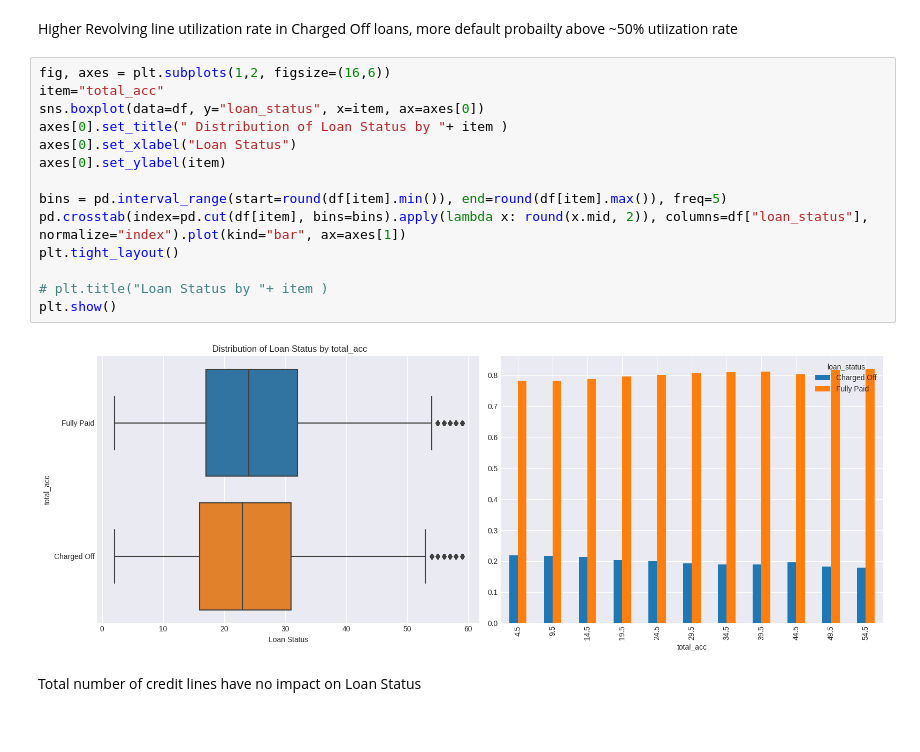
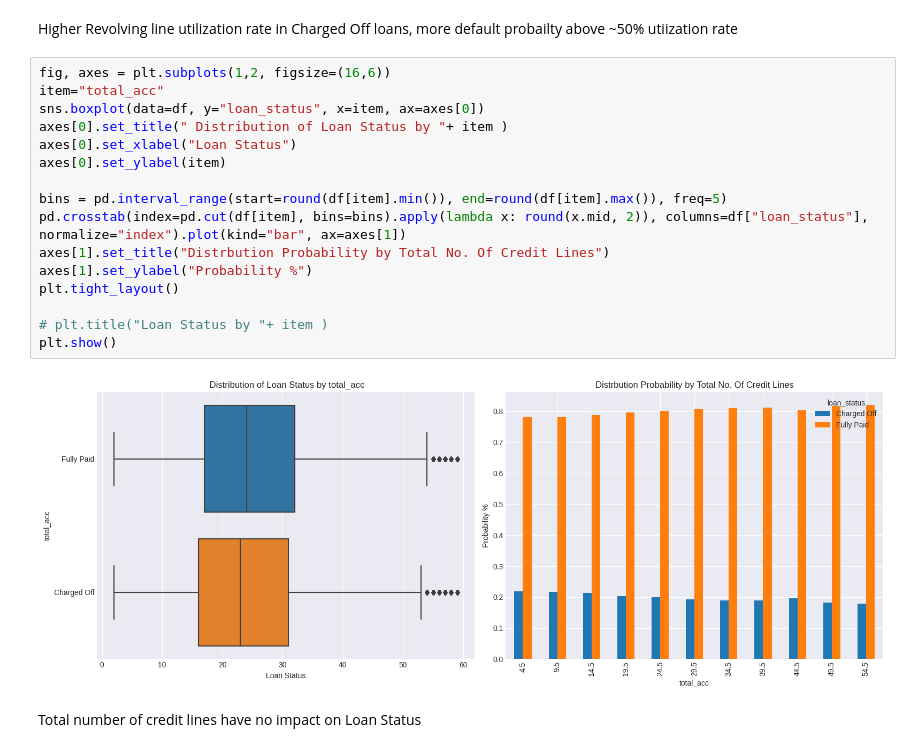
Before and after one commit to jdeepanshu/Loan_MSME, a Jupyter notebook: loan_msme.ipynb, the cells around one changed output. Cells and saved outputs as stored; diff of their text form.

```diff
--- a/loan_msme.ipynb
+++ b/loan_msme.ipynb
@@ -721,19 +734,21 @@ Higher Revolving line utilization rate in Charged Off loans, more default probai
 # %%
 fig, axes = plt.subplots(1,2, figsize=(16,6))
 item="total_acc"
 sns.boxplot(data=df, y="loan_status", x=item, ax=axes[0])
 axes[0].set_title(" Distribution of Loan Status by "+ item )
 axes[0].set_xlabel("Loan Status")
 axes[0].set_ylabel(item)
 
 bins = pd.interval_range(start=round(df[item].min()), end=round(df[item].max()), freq=5)
 pd.crosstab(index=pd.cut(df[item], bins=bins).apply(lambda x: round(x.mid, 2)), columns=df["loan_status"], normalize="index").plot(kind="bar", ax=axes[1])
+axes[1].set_title("Distrbution Probability by Total No. Of Credit Lines")
+axes[1].set_ylabel("Probability %")
 plt.tight_layout()
 
 # plt.title("Loan Status by "+ item )
 plt.show()
 # %% [output]
-[figure, old version]
+[figure, new version]
 # %% [markdown]
 Total number of credit lines have no impact on Loan Status
 # %%
```
Also changed, not shown: parts of 15 cells of this notebook.
